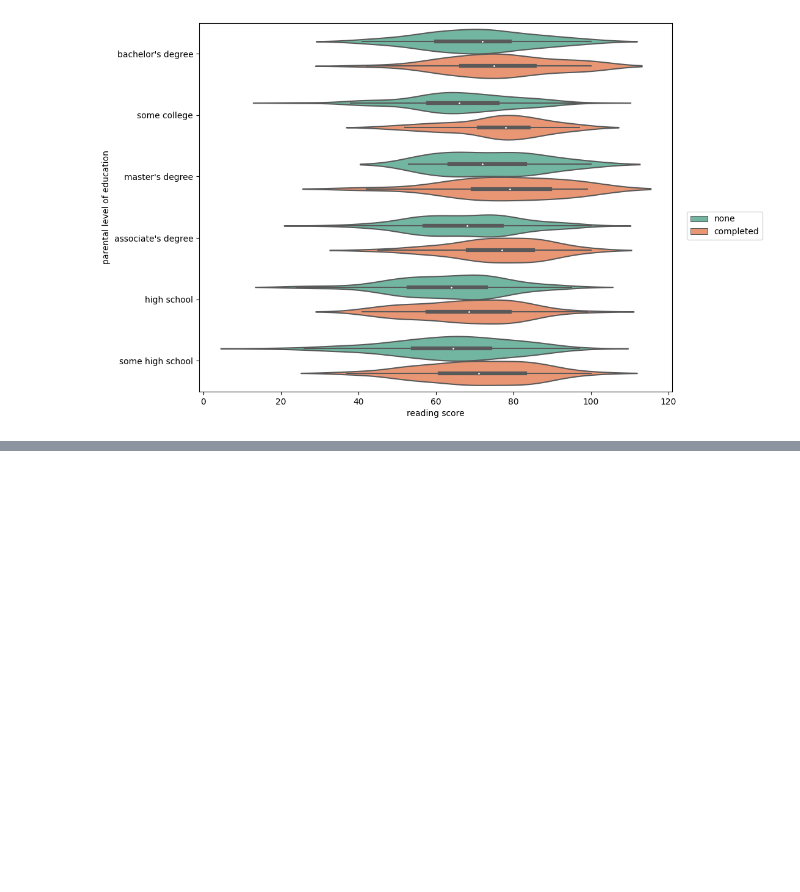
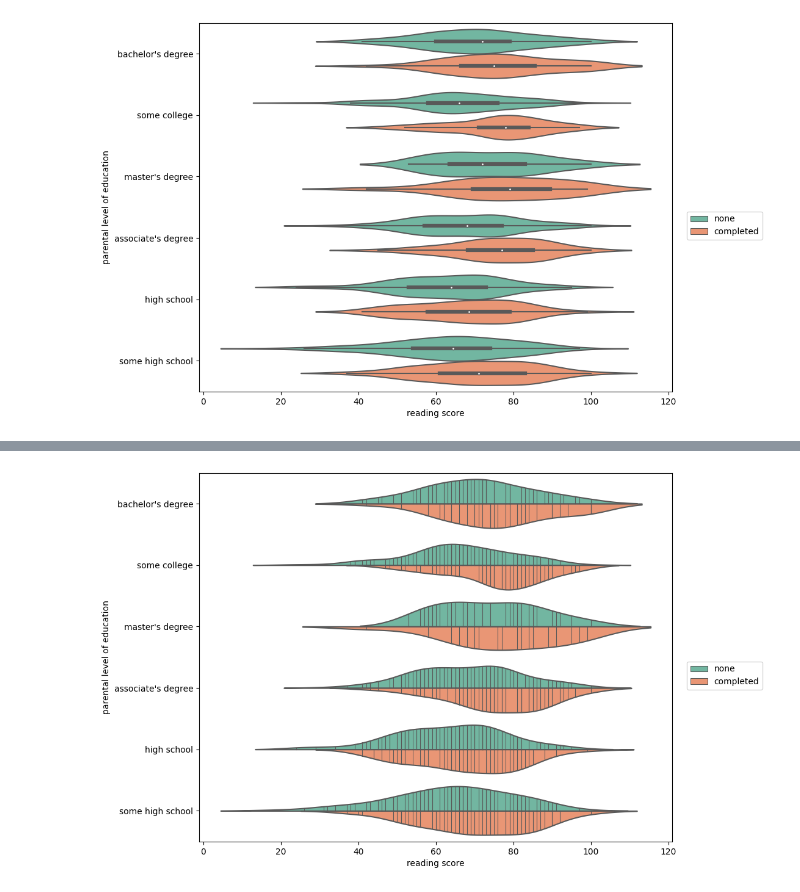
Before and after one commit to Ertugrul-Kurubal/Data-Visualization-With-Python, a Jupyter notebook: Seaborn Distributions Within Categories Hand On.ipynb, the cells around one changed output, grey strips where cells are left out. Cells and saved outputs as stored; diff of their text form; code cells hidden in the pictures; blank space fills up the shorter version.

```diff
--- a/Seaborn Distributions Within Categories Hand On.ipynb
+++ b/Seaborn Distributions Within Categories Hand On.ipynb
@@ -75,0 +94,6 @@ plt.legend(bbox_to_anchor=(1.2,0.5));
+# %%
+plt.figure(figsize=(10,8),dpi=100)
+sns.violinplot(data=df, y="parental level of education", x="reading score",hue="test preparation course",palette="Set2",split=True,inner="stick")
+plt.legend(bbox_to_anchor=(1.2,0.5));
+# %% [output]
+[figure, added]
```
Also changed, not shown: parts of 14 cells of this notebook.
